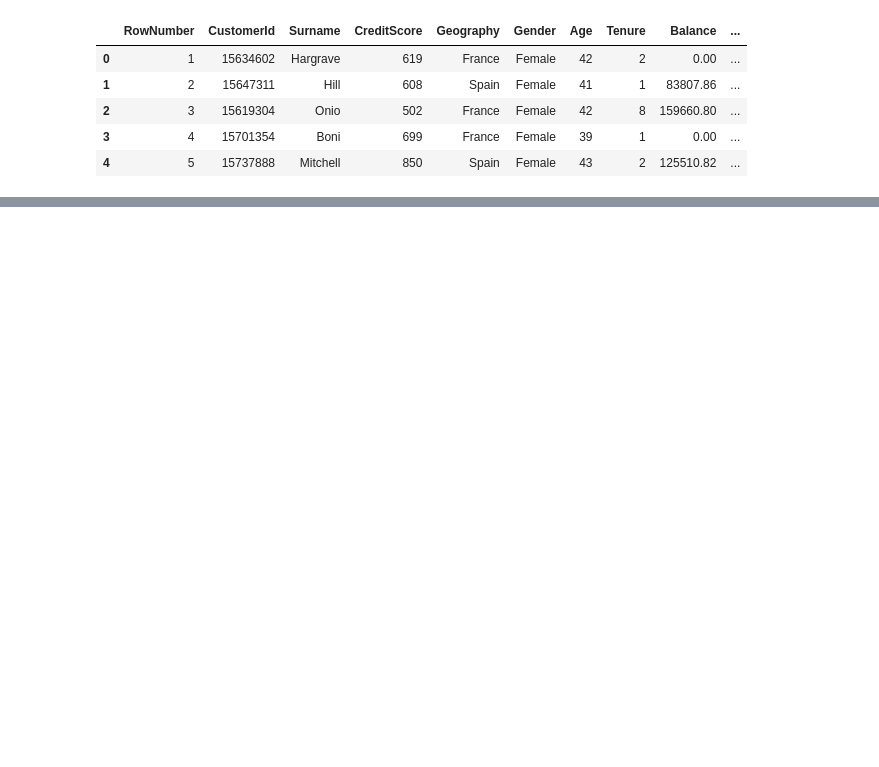
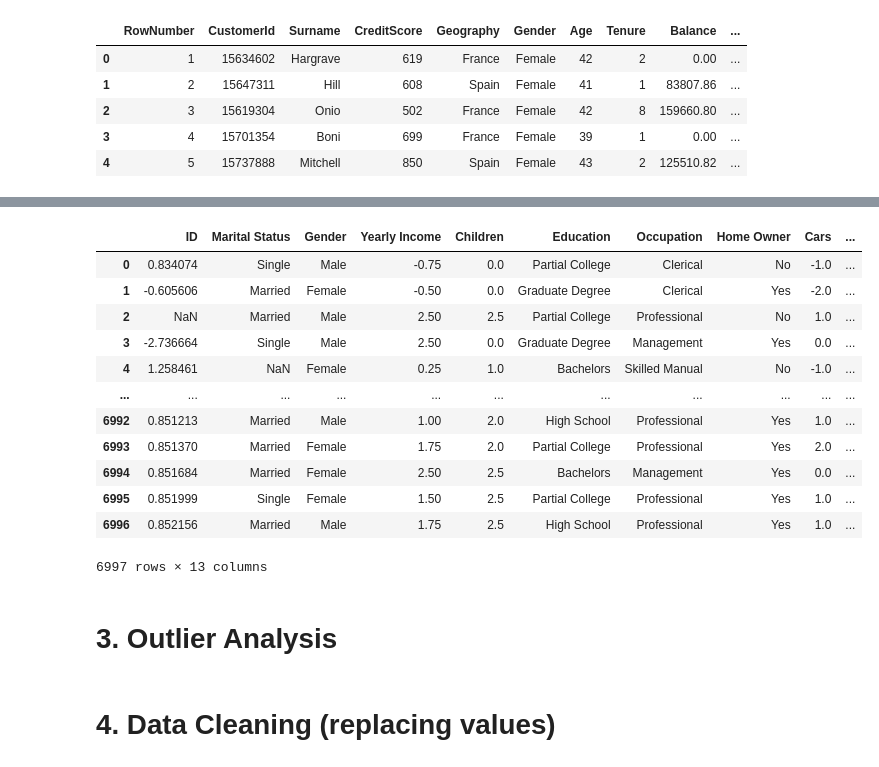
Before and after one commit to lokeshrbohara/AutoML, a Jupyter notebook: data-cleaner/notebooks/Continuous Parameters.ipynb, the cells around one changed output, grey strips where cells are left out. Saved outputs shown, nothing was run; the diff lists cells and outputs as text; code cells hidden in the pictures; blank space fills up the shorter version.

```diff
--- a/data-cleaner/notebooks/Continuous Parameters.ipynb
+++ b/data-cleaner/notebooks/Continuous Parameters.ipynb
@@ -36,0 +48,8 @@ print(col_names)
+# %%
+for i in glob.glob("./Datasets/*"):
+    data = pd.read_csv(i)
+    print("---------------------------------------------")
+    print(i)
+    col_names = CheckUnique(data)
+    print(col_names)
+    print("---------------------------------------------")
@@ -36,0 +161,12 @@ print(col_names)
+# %%
+def Scaling(data):
+    sc = RobustScaler()
+    df = data.copy()
+    col_names = data.columns.to_list()
+    final_col_names = col_names.copy()
+    for i in col_names:
+        if str(data[i].dtypes) == "object":
+            final_col_names.remove(i)
+    features = data[final_col_names]
+    df[final_col_names] = sc.fit_transform(features.values)
+    return df
@@ -36,0 +189,21 @@ print(col_names)
+# %%
+df = Scaling(data)
+df
+# %% [output]
+|  | ID | Marital Status | Gender | Yearly Income | Children | Education | Occupation | Home Owner | Cars | ... |
+| 0 | 0.834074 | Single | Male | -0.75 | 0.0 | Partial College | Clerical | No | -1.0 | ... |
+| 1 | -0.605606 | Married | Female | -0.50 | 0.0 | Graduate Degree | Clerical | Yes | -2.0 | ... |
+| 2 | NaN | Married | Male | 2.50 | 2.5 | Partial College | Professional | No | 1.0 | ... |
+| 3 | -2.736664 | Single | Male | 2.50 | 0.0 | Graduate Degree | Management | Yes | 0.0 | ... |
+| 4 | 1.258461 | NaN | Female | 0.25 | 1.0 | Bachelors | Skilled Manual | No | -1.0 | ... |
+| ... | ... | ... | ... | ... | ... | ... | ... | ... | ... | ... |
+| 6992 | 0.851213 | Married | Male | 1.00 | 2.0 | High School | Professional | Yes | 1.0 | ... |
+| 6993 | 0.851370 | Married | Female | 1.75 | 2.0 | Partial College | Professional | Yes | 2.0 | ... |
+| 6994 | 0.851684 | Married | Female | 2.50 | 2.5 | Bachelors | Management | Yes | 0.0 | ... |
+| 6995 | 0.851999 | Single | Female | 1.50 | 2.5 | Partial College | Professional | Yes | 1.0 | ... |
+| 6996 | 0.852156 | Married | Male | 1.75 | 2.5 | High School | Professional | Yes | 1.0 | ... |
+6997 rows × 13 columns
+# %% [markdown]
+# 3. Outlier Analysis
+# %% [markdown]
+# 4. Data Cleaning (replacing values)
```
Also changed, not shown: parts of 15 cells of this notebook, 1 other file.
